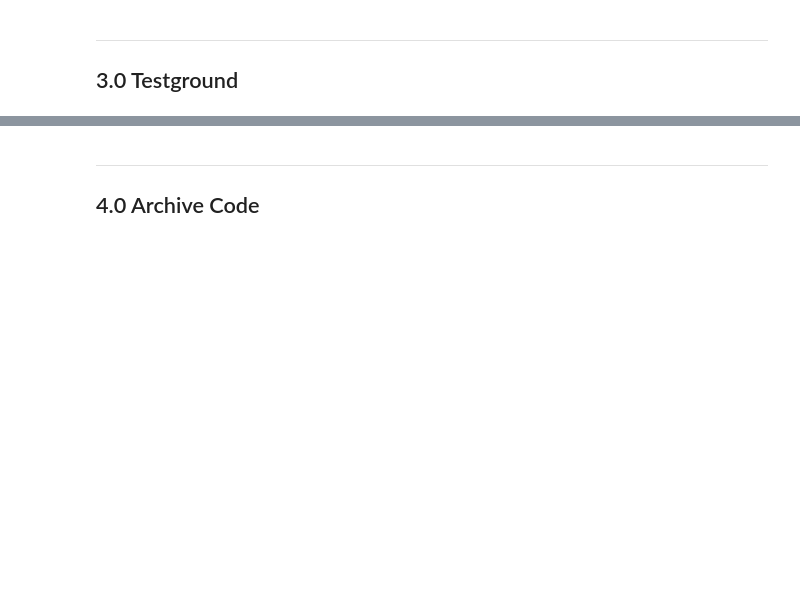
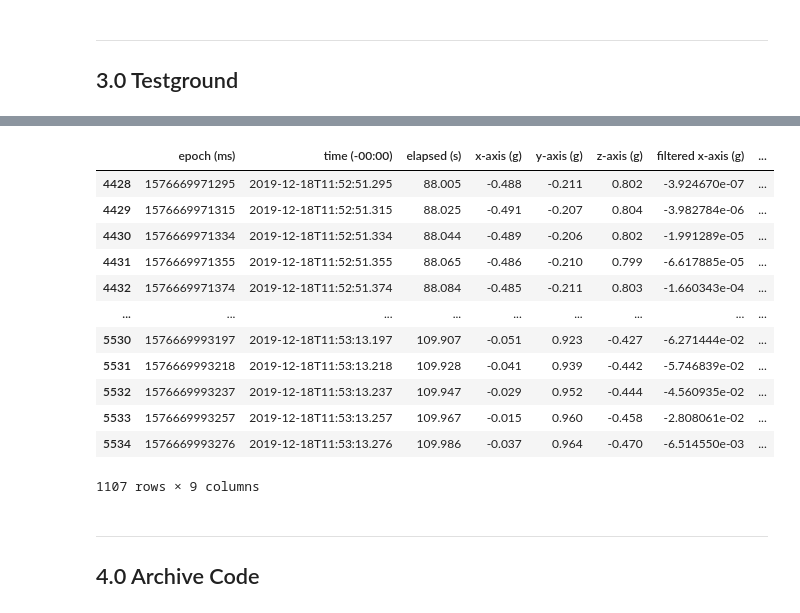
Before and after one commit to jwcn97/Parkinson-Disease-Repository, a Jupyter notebook: Testground/Test 3 - Chin Yang Playground/Ken_Test1/local.ipynb, the cells around one changed output, grey strips where cells are left out. Drawn from its saved outputs; the diff is of its cells as text; code cells hidden in the pictures; blank space fills up the shorter version.

```diff
--- a/Testground/Test 3 - Chin Yang Playground/Ken_Test1/local.ipynb
+++ b/Testground/Test 3 - Chin Yang Playground/Ken_Test1/local.ipynb
@@ -86,3 +108,19 @@ plot_time_3_axes(df_3, t = file)
+# %%
+bpf_data
+# %% [output]
+|  | epoch (ms) | time (-00:00) | elapsed (s) | x-axis (g) | y-axis (g) | z-axis (g) | filtered x-axis (g) | ... |
+| 4428 | 1576669971295 | 2019-12-18T11:52:51.295 | 88.005 | -0.488 | -0.211 | 0.802 | -3.924670e-07 | ... |
+| 4429 | 1576669971315 | 2019-12-18T11:52:51.315 | 88.025 | -0.491 | -0.207 | 0.804 | -3.982784e-06 | ... |
+| 4430 | 1576669971334 | 2019-12-18T11:52:51.334 | 88.044 | -0.489 | -0.206 | 0.802 | -1.991289e-05 | ... |
+| 4431 | 1576669971355 | 2019-12-18T11:52:51.355 | 88.065 | -0.486 | -0.210 | 0.799 | -6.617885e-05 | ... |
+| 4432 | 1576669971374 | 2019-12-18T11:52:51.374 | 88.084 | -0.485 | -0.211 | 0.803 | -1.660343e-04 | ... |
+| ... | ... | ... | ... | ... | ... | ... | ... | ... |
+| 5530 | 1576669993197 | 2019-12-18T11:53:13.197 | 109.907 | -0.051 | 0.923 | -0.427 | -6.271444e-02 | ... |
+| 5531 | 1576669993218 | 2019-12-18T11:53:13.218 | 109.928 | -0.041 | 0.939 | -0.442 | -5.746839e-02 | ... |
+| 5532 | 1576669993237 | 2019-12-18T11:53:13.237 | 109.947 | -0.029 | 0.952 | -0.444 | -4.560935e-02 | ... |
+| 5533 | 1576669993257 | 2019-12-18T11:53:13.257 | 109.967 | -0.015 | 0.960 | -0.458 | -2.808061e-02 | ... |
+| 5534 | 1576669993276 | 2019-12-18T11:53:13.276 | 109.986 | -0.037 | 0.964 | -0.470 | -6.514550e-03 | ... |
+1107 rows × 9 columns
 # %%
 # # ======================================================================
 # # Edit the input variable below to change to the folder path of interest
```
Also changed, not shown: parts of 5 cells of this notebook, 3 other files.
